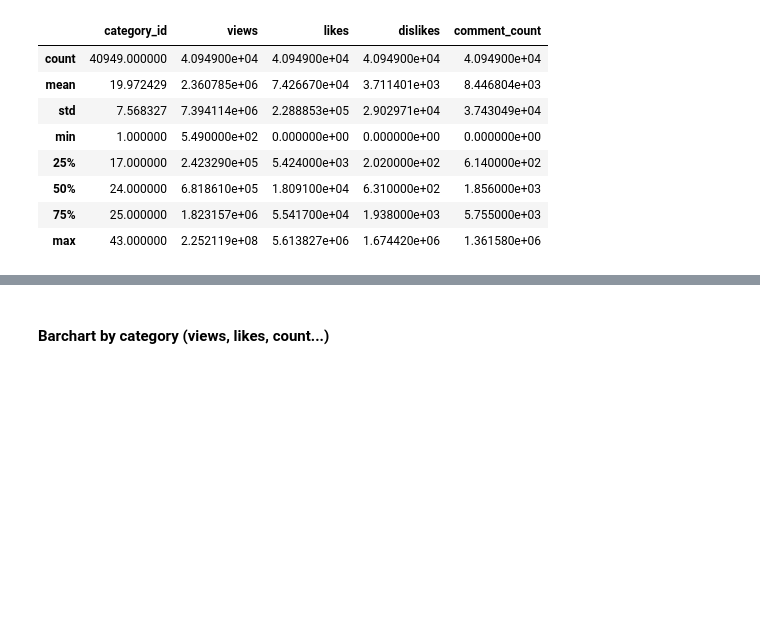
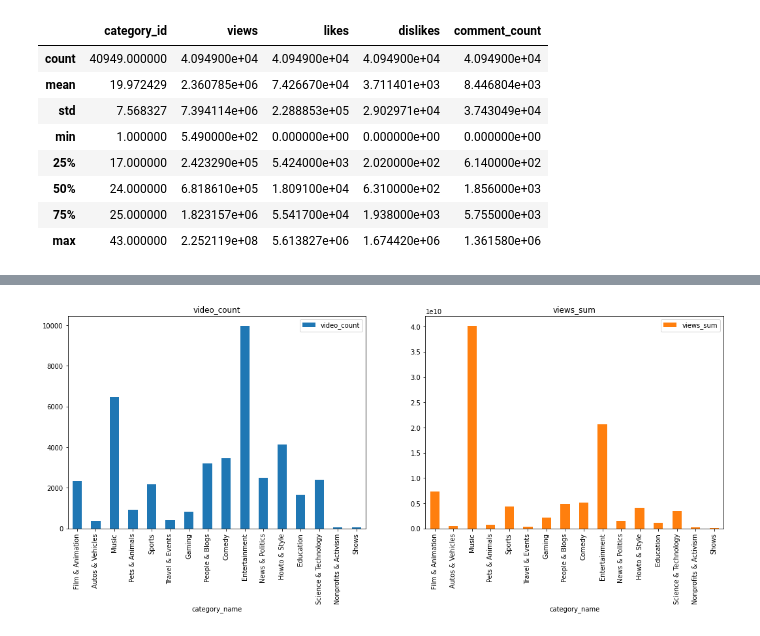
Before and after one commit to soumeyademil/EDA-Trending-Ytb-Videos, a Jupyter notebook: EDA_Trending_Ytb_Videos_Dataset.ipynb, the cells around one changed output, grey strips where cells are left out. Drawn from its saved outputs; the diff is of its cells as text; code cells hidden in the pictures; blank space fills up the shorter version.

```diff
--- a/EDA_Trending_Ytb_Videos_Dataset.ipynb
+++ b/EDA_Trending_Ytb_Videos_Dataset.ipynb
@@ -165,2 +192,12 @@ cat_df
-# %% [markdown]
-#### Barchart by category (views, likes, count...)
+# %%
+axes = cat_df.plot.bar(rot=90, subplots=True, layout=(1, 2), x='category_name', y=['video_count', 'views_sum'], figsize=(18, 6))
+
+# axes[0].set_xticklabels(cat_df['category_name'], rotation=90)
+# axes[0].set_yticklabels(cat_df['video_count'])
+# axes[0].plot()
+
+# axes[1].set_xticklabels(cat_df['category_name'], rotation=90)
+# axes[1].set_yticklabels(cat_df['views_sum'])
+# axes[1].plot()
+# %% [output]
+[figure, added]
```
Also changed, not shown: parts of 3 cells of this notebook.
